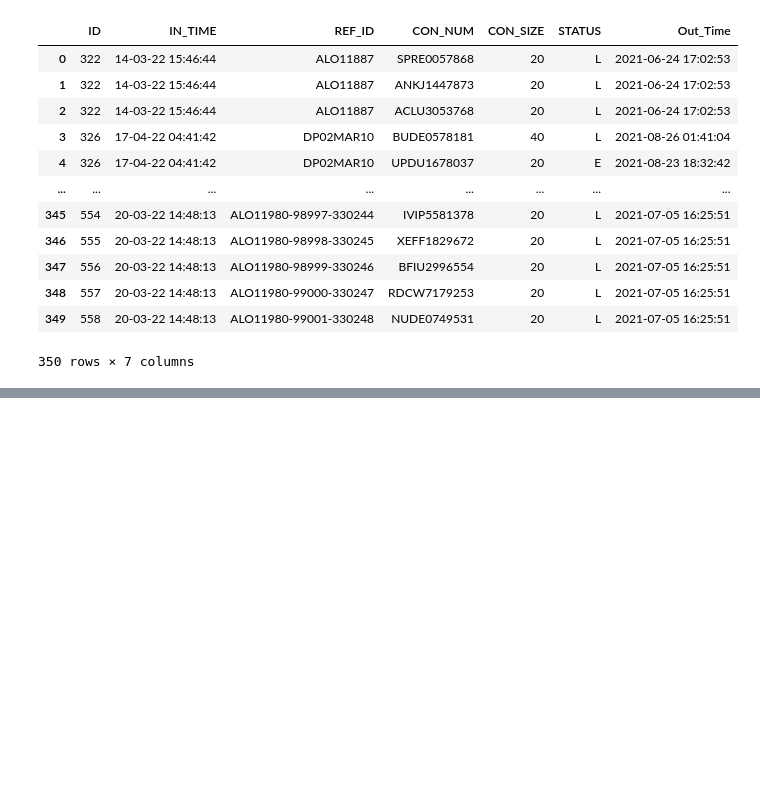
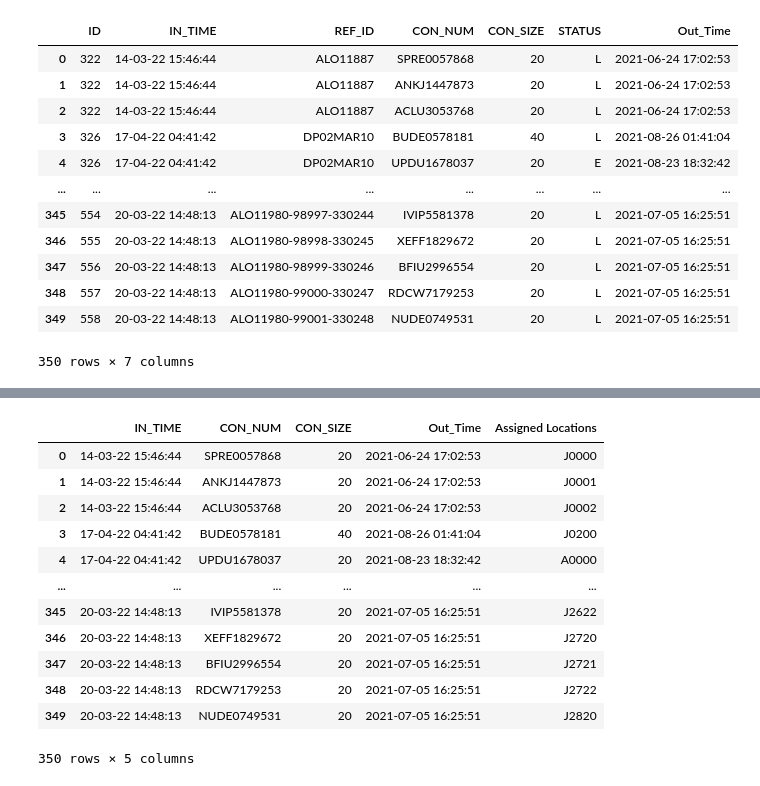
Before and after one commit to KunjDetroja/Efficient_Container_Placement_System, a Jupyter notebook: Out_Time_Prediction.ipynb, the cells around one changed output, grey strips where cells are left out. Drawn from its saved outputs; the diff is of its cells as text; code cells hidden in the pictures; blank space fills up the shorter version.

```diff
--- a/Out_Time_Prediction.ipynb
+++ b/Out_Time_Prediction.ipynb
@@ -318,0 +668,22 @@ ValueError: No engine for filetype: ''
+# %%
+df.drop(columns='Unnamed: 0',axis=1,inplace=True)
+# %%
+df.drop(columns='REF_ID',axis=1,inplace=True)
+df.drop(columns='ID',axis=1,inplace=True)
+df.drop(columns='STATUS',axis=1,inplace=True)
+# %%
+df
+# %% [output]
+|  | IN_TIME | CON_NUM | CON_SIZE | Out_Time | Assigned Locations |
+| 0 | 14-03-22 15:46:44 | SPRE0057868 | 20 | 2021-06-24 17:02:53 | J0000 |
+| 1 | 14-03-22 15:46:44 | ANKJ1447873 | 20 | 2021-06-24 17:02:53 | J0001 |
+| 2 | 14-03-22 15:46:44 | ACLU3053768 | 20 | 2021-06-24 17:02:53 | J0002 |
+| 3 | 17-04-22 04:41:42 | BUDE0578181 | 40 | 2021-08-26 01:41:04 | J0200 |
+| 4 | 17-04-22 04:41:42 | UPDU1678037 | 20 | 2021-08-23 18:32:42 | A0000 |
+| ... | ... | ... | ... | ... | ... |
+| 345 | 20-03-22 14:48:13 | IVIP5581378 | 20 | 2021-07-05 16:25:51 | J2622 |
+| 346 | 20-03-22 14:48:13 | XEFF1829672 | 20 | 2021-07-05 16:25:51 | J2720 |
+| 347 | 20-03-22 14:48:13 | BFIU2996554 | 20 | 2021-07-05 16:25:51 | J2721 |
+| 348 | 20-03-22 14:48:13 | RDCW7179253 | 20 | 2021-07-05 16:25:51 | J2722 |
+| 349 | 20-03-22 14:48:13 | NUDE0749531 | 20 | 2021-07-05 16:25:51 | J2820 |
+350 rows × 5 columns
```
Also changed, not shown: parts of 20 cells of this notebook, 2 other files.
